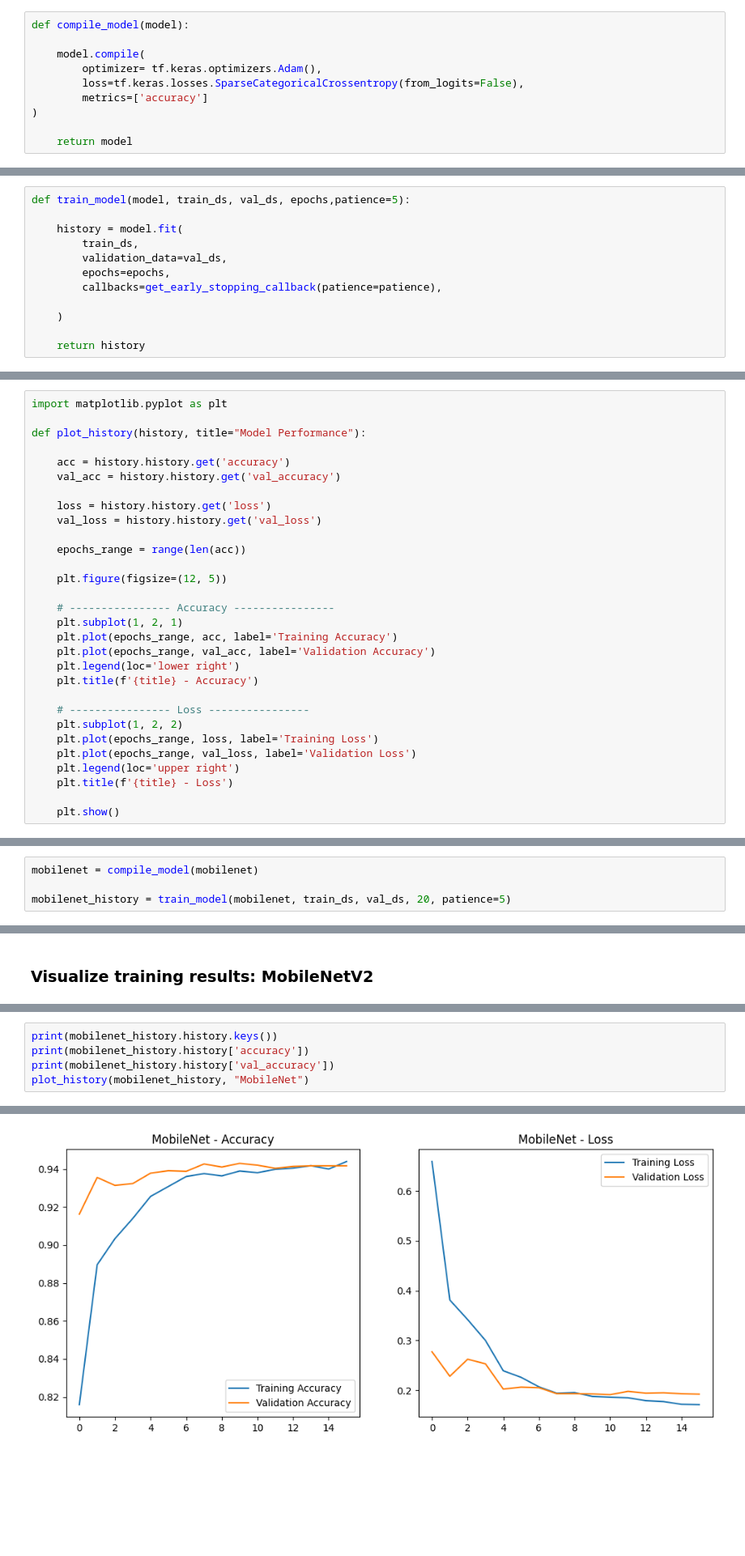
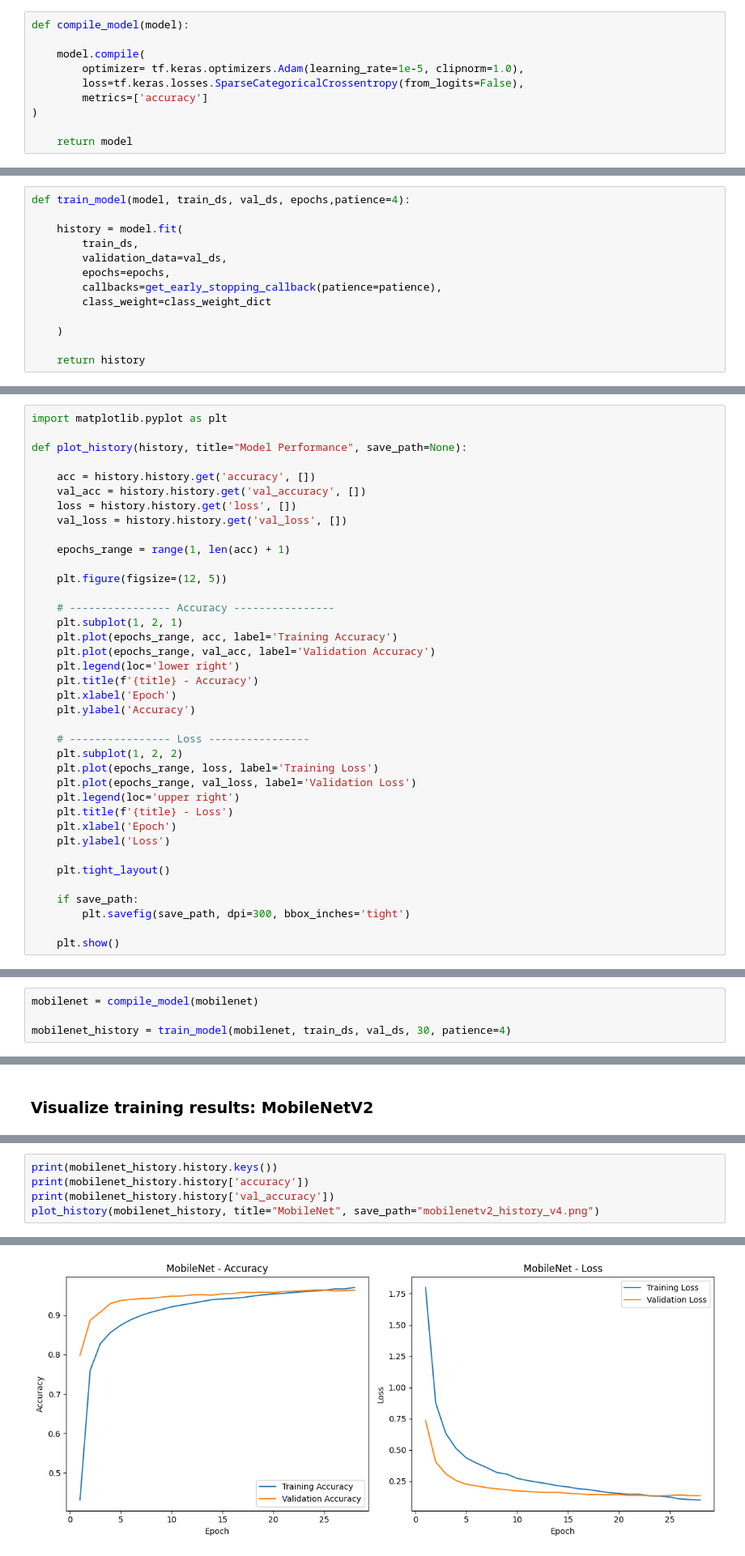
Before and after one commit to thaxinhtun/wasteClassification, a Jupyter notebook: train_mobileNet.ipynb, the cells around one changed output, grey strips where cells are left out. Shown at 81% size. Saved outputs shown, nothing was run; the diff lists cells and outputs as text; blank space fills up the shorter version.

```diff
--- a/train_mobileNet.ipynb
+++ b/train_mobileNet.ipynb
@@ -378,7 +393,7 @@ Model: "functional_3"
 def compile_model(model):
 
     model.compile(
-        optimizer= tf.keras.optimizers.Adam(),
+        optimizer= tf.keras.optimizers.Adam(learning_rate=1e-5, clipnorm=1.0),
         loss=tf.keras.losses.SparseCategoricalCrossentropy(from_logits=False),
         metrics=['accuracy']
 )
@@ -387,13 +402,14 @@ def compile_model(model):
 # %% [markdown]
 ### Train Model
 # %%
-def train_model(model, train_ds, val_ds, epochs,patience=5):
+def train_model(model, train_ds, val_ds, epochs,patience=4):
 
     history = model.fit(
         train_ds,
         validation_data=val_ds,
         epochs=epochs,
         callbacks=get_early_stopping_callback(patience=patience),
+        class_weight=class_weight_dict
 
     )
 
@@ -403,15 +419,14 @@ def train_model(model, train_ds, val_ds, epochs,patience=5):
 # %%
 import matplotlib.pyplot as plt
 
-def plot_history(history, title="Model Performance"):
+def plot_history(history, title="Model Performance", save_path=None):
 
-    acc = history.history.get('accuracy')
-    val_acc = history.history.get('val_accuracy')
+    acc = history.history.get('accuracy', [])
+    val_acc = history.history.get('val_accuracy', [])
+    loss = history.history.get('loss', [])
+    val_loss = history.history.get('val_loss', [])
 
-    loss = history.history.get('loss')
-    val_loss = history.history.get('val_loss')
-
-    epochs_range = range(len(acc))
+    epochs_range = range(1, len(acc) + 1)
 
     plt.figure(figsize=(12, 5))
 
@@ -421,6 +436,8 @@ def plot_history(history, title="Model Performance"):
     plt.plot(epochs_range, val_acc, label='Validation Accuracy')
     plt.legend(loc='lower right')
     plt.title(f'{title} - Accuracy')
+    plt.xlabel('Epoch')
+    plt.ylabel('Accuracy')
 
     # ---------------- Loss ----------------
     plt.subplot(1, 2, 2)
@@ -428,6 +445,13 @@ def plot_history(history, title="Model Performance"):
     plt.plot(epochs_range, val_loss, label='Validation Loss')
     plt.legend(loc='upper right')
     plt.title(f'{title} - Loss')
+    plt.xlabel('Epoch')
+    plt.ylabel('Loss')
+
+    plt.tight_layout()
+
+    if save_path:
+        plt.savefig(save_path, dpi=300, bbox_inches='tight')
 
     plt.show()
 # %% [markdown]
@@ -435,5 +459,5 @@ def plot_history(history, title="Model Performance"):
 # %%
 mobilenet = compile_model(mobilenet)
 
-mobilenet_history = train_model(mobilenet, train_ds, val_ds, 20, patience=5)
+mobilenet_history = train_model(mobilenet, train_ds, val_ds, 30, patience=4)
 # %% [output]
@@ -450,6 +492,6 @@ print(val_acc)
 print(mobilenet_history.history.keys())
 print(mobilenet_history.history['accuracy'])
 print(mobilenet_history.history['val_accuracy'])
-plot_history(mobilenet_history, "MobileNet")
+plot_history(mobilenet_history, title="MobileNet", save_path="mobilenetv2_history_v4.png")
 # %% [output]
 dict_keys(['accuracy', 'loss', 'val_accuracy', 'val_loss', 'learning_rate'])
@@ -458 +500 @@ dict_keys(['accuracy', 'loss', 'val_accuracy', 'val_loss', 'learning_rate'])
-[figure, old version]
+[figure, new version]
```
Also changed, not shown: parts of 18 cells of this notebook, 15 other files.
